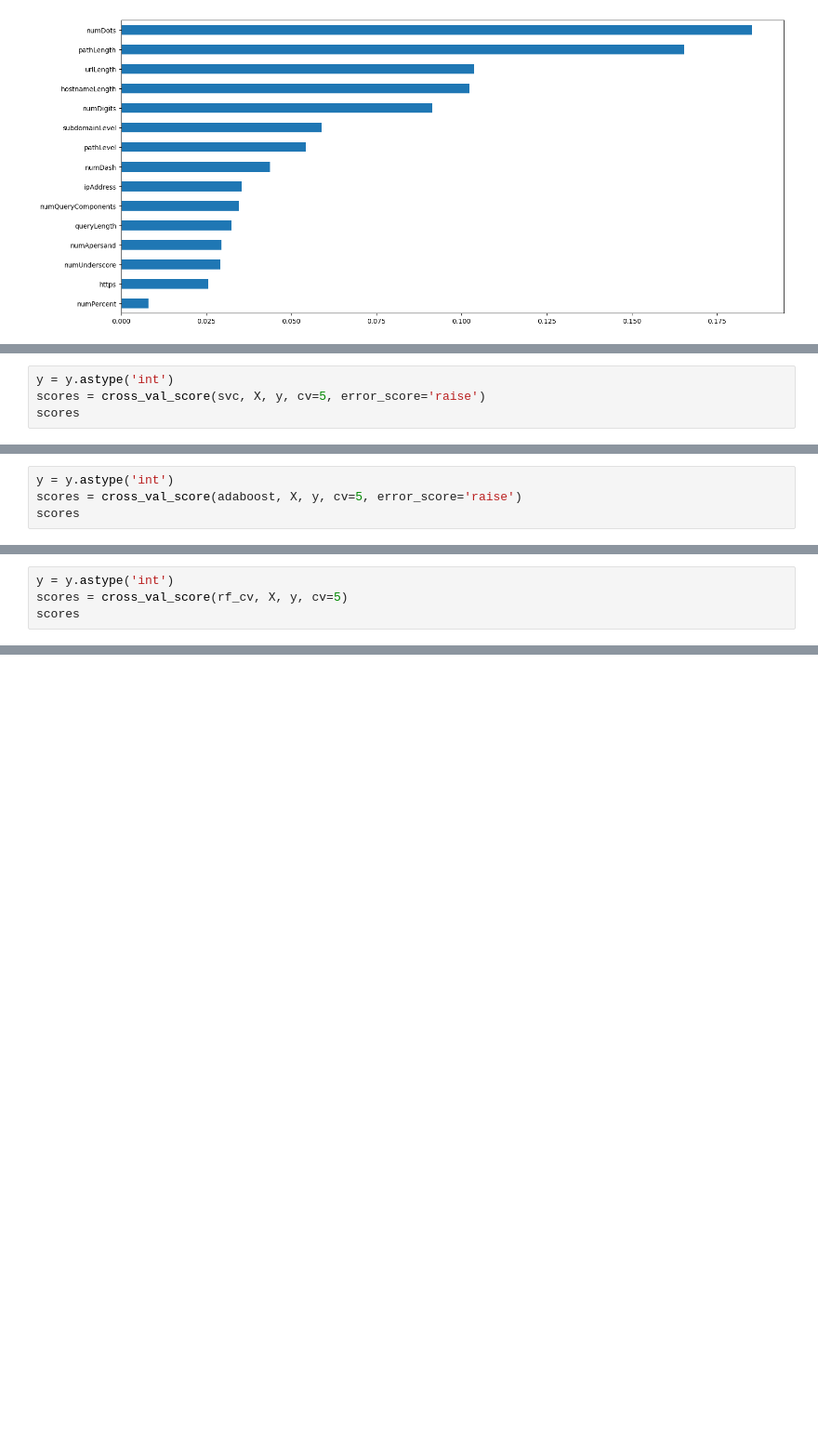
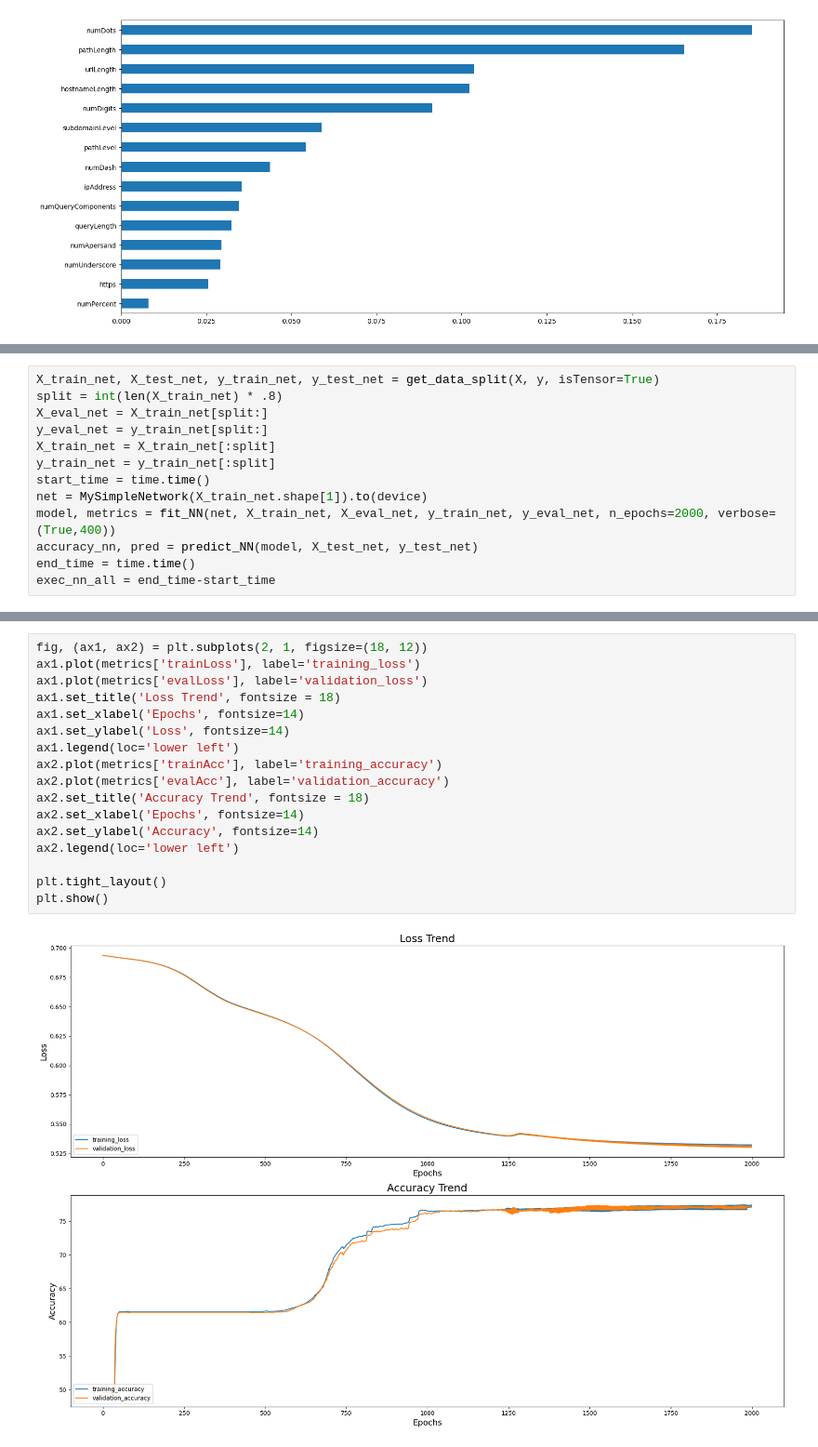
Before and after one commit to simonegramegna/Malicious_URL_detection, a Jupyter notebook: Malicious_URL_detection.ipynb, the cells around one changed output, grey strips where cells are left out. Shown at 93% size. Saved outputs shown, nothing was run; the diff lists cells and outputs as text; blank space fills up the shorter version.

```diff
--- a/Malicious_URL_detection.ipynb
+++ b/Malicious_URL_detection.ipynb
@@ -1322,4 +863,0 @@ pred = svc.predict(X_test)
-# %%
-y = y.astype('int')
-scores = cross_val_score(svc, X, y, cv=5, error_score='raise')
-scores
@@ -1361,4 +863,0 @@ AdaBoostClassifier(n_estimators=200)
-# %%
-y = y.astype('int')
-scores = cross_val_score(adaboost, X, y, cv=5, error_score='raise')
-scores
@@ -1572,4 +863,0 @@ pred_cv = rf_cv.predict(X_test)
-# %%
-y = y.astype('int')
-scores = cross_val_score(rf_cv, X, y, cv=5)
-scores
@@ -1577,0 +973,13 @@ array([0.86925, 0.84975, 0.86575, 0.86375, 0.8695 ])
+# %%
+X_train_net, X_test_net, y_train_net, y_test_net = get_data_split(X, y, isTensor=True)
+split = int(len(X_train_net) * .8)
+X_eval_net = X_train_net[split:]
+y_eval_net = y_train_net[split:]
+X_train_net = X_train_net[:split]
+y_train_net = y_train_net[:split]
+start_time = time.time()
+net = MySimpleNetwork(X_train_net.shape[1]).to(device)
+model, metrics = fit_NN(net, X_train_net, X_eval_net, y_train_net, y_eval_net, n_epochs=2000, verbose=(True,400))
+accuracy_nn, pred = predict_NN(model, X_test_net, y_test_net)
+end_time = time.time()
+exec_nn_all = end_time-start_time
@@ -1577,0 +992,19 @@ array([0.86925, 0.84975, 0.86575, 0.86375, 0.8695 ])
+# %%
+fig, (ax1, ax2) = plt.subplots(2, 1, figsize=(18, 12))
+ax1.plot(metrics['trainLoss'], label='training_loss')
+ax1.plot(metrics['evalLoss'], label='validation_loss')
+ax1.set_title('Loss Trend', fontsize = 18)
+ax1.set_xlabel('Epochs', fontsize=14)
+ax1.set_ylabel('Loss', fontsize=14)
+ax1.legend(loc='lower left')
+ax2.plot(metrics['trainAcc'], label='training_accuracy')
+ax2.plot(metrics['evalAcc'], label='validation_accuracy')
+ax2.set_title('Accuracy Trend', fontsize = 18)
+ax2.set_xlabel('Epochs', fontsize=14)
+ax2.set_ylabel('Accuracy', fontsize=14)
+ax2.legend(loc='lower left')
+
+plt.tight_layout()
+plt.show()
+# %% [output]
+[figure, added]
```
Also changed, not shown: parts of 123 cells of this notebook, 1 other file.
